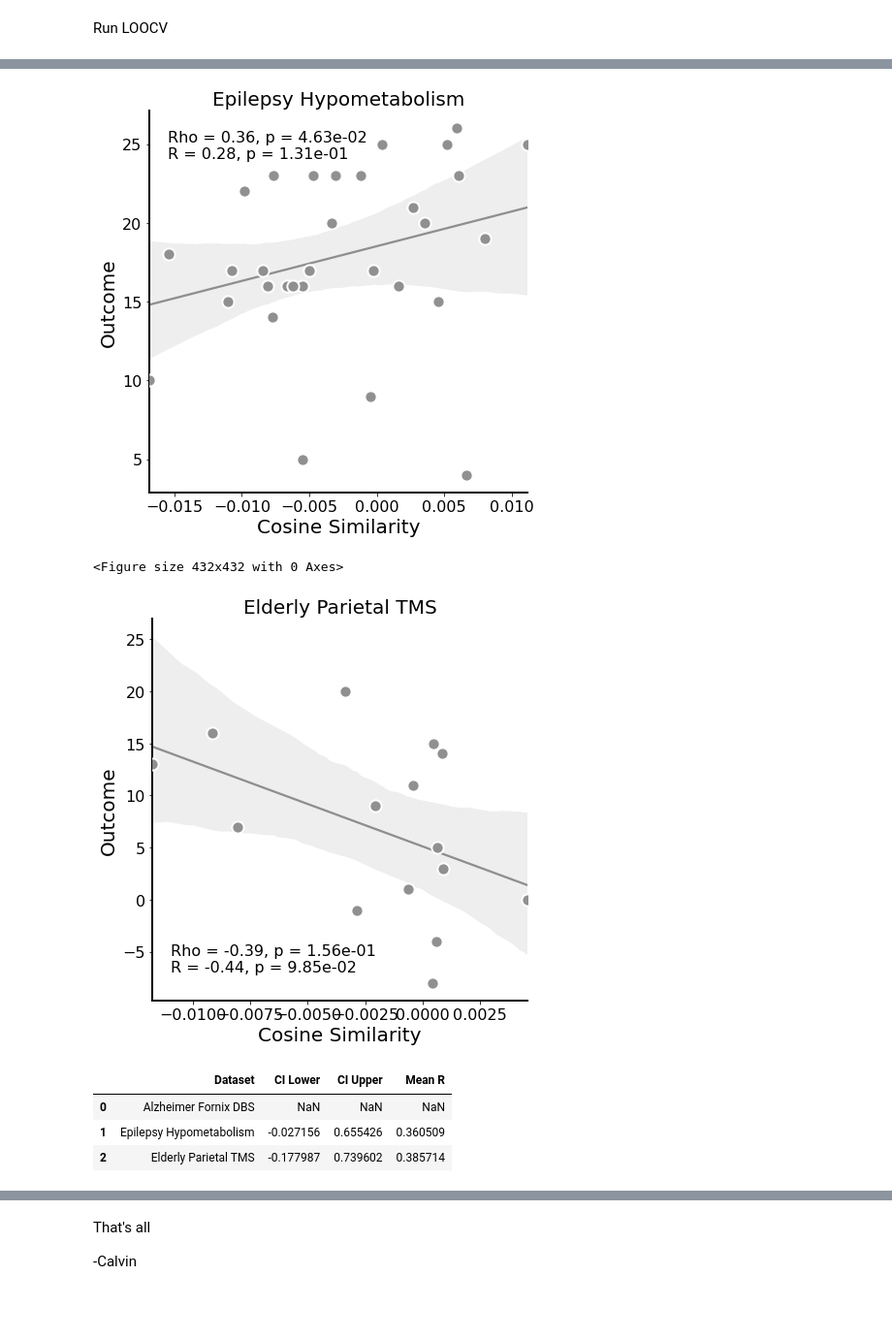
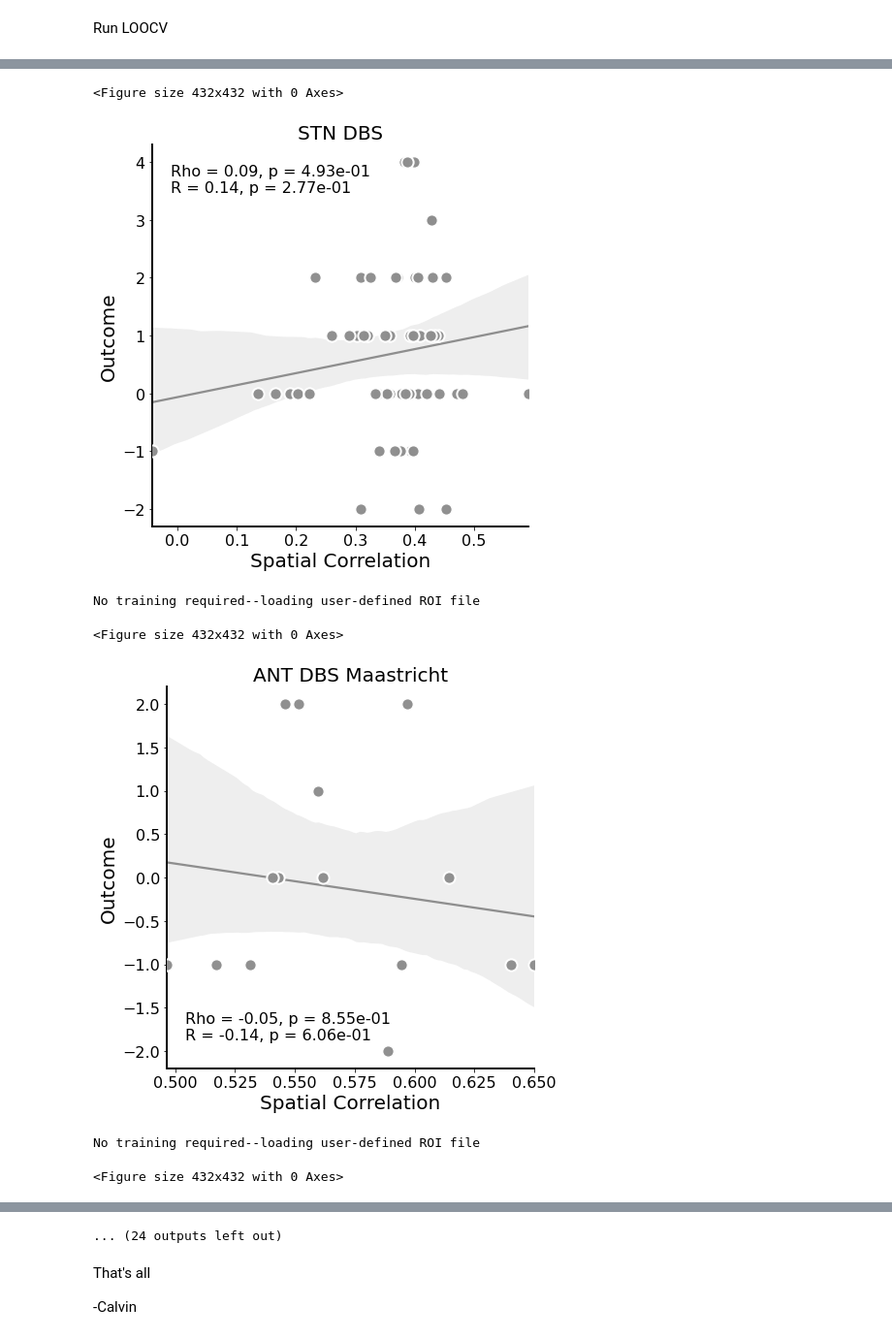
Before and after one commit to Calvinwhow/calvin_utils_project, a Jupyter notebook: notebooks/neuroimaging_notebooks/convergent_causal_mapping/10_predict_outcomes_with_map.ipynb, the cells around one changed output, grey strips where cells are left out. Shown at 97% size. Cells and saved outputs as stored; diff of their text form; code cells hidden in the pictures; blank space fills up the shorter version.

```diff
--- a/notebooks/neuroimaging_notebooks/convergent_causal_mapping/10_predict_outcomes_with_map.ipynb
+++ b/notebooks/neuroimaging_notebooks/convergent_causal_mapping/10_predict_outcomes_with_map.ipynb
@@ -5,4 +5,4 @@ out_dir = '/Users/cu135/Partners HealthCare Dropbox/Calvin Howard/studies/ccm_me
 # %% [markdown]
 Enter the path to the dictionary generated by Notebook 01
 # %%
-dict_path = '/Users/cu135/Partners HealthCare Dropbox/Calvin Howard/studies/ccm_memory/results/notebook_10/unseen_data.json'
+dict_path = '/Users/cu135/Partners HealthCare Dropbox/Calvin Howard/studies/ccm_memory/results/notebook_01/redo2/conn/tmp/dataset_dict_prune.json'
@@ -32,23 +68,18 @@ datasets_to_flip = [] #'fornix_memory', 'adni_Alzheimer', 'corbetta_memory', 'gr
 # %% [markdown]
 Generate the Convergent Maps and Save the Individual Correlation Maps
 # %%
-from calvin_utils.ccm_utils.ccm_utils import LOOCVAnalyzer
+from calvin_utils.ccm_utils.convergent_loocv import LOOCVAnalyzer
 loocv_analyzer = LOOCVAnalyzer(corr_map_dict, data_loader,
-                               similarity='cosine',
-                               optimizer=False,
-                               method=correlation, n_bootstrap=1000,
+                               similarity='spatial_correl',
+                               method=correlation,
                                out_dir=out_dir,
-                               weight=False,
                                mask_path='/Users/cu135/hires_backdrops/MNI/MNI152_T1_2mm_brain_mask.nii',
-                               roi_path='/Users/cu135/Partners HealthCare Dropbox/Calvin Howard/studies/ccm_memory/results/notebook_07/best_maps/weighted_average_flipped_lesions/convergence_maps/weighed/all_datasets_agreement_map.nii',
-                               datasets_to_flip=datasets_to_flip,
-                               align_all_maps=True
+                               roi_path='/Users/cu135/Partners HealthCare Dropbox/Calvin Howard/studies/ccm_memory/results/notebook_07/best_maps/weighted_average/all_datasets_weighted_avg_r_map.nii.gz',
                                )
 # %% [output]
 Removing NaNS from self.coor_map_dict.
 # %% [markdown]
 Run LOOCV
 # %%
-loocv_analyzer.run(False)
-display(loocv_analyzer.results_df)
+loocv_analyzer.run()
 # %% [output]
@@ -58,7 +90,7 @@ display(loocv_analyzer.results_df)
+<Figure size 432x432 with 0 Axes>
-[figure, old version]
+[figure, new version]
-<Figure size 432x432 with 0 Axes>
+No training required--loading user-defined ROI file
+<Figure size 432x432 with 0 Axes>
-[figure, old version]
+[figure, new version]
-|  | Dataset | CI Lower | CI Upper | Mean R |
-| 0 | Alzheimer Fornix DBS | NaN | NaN | NaN |
-| 1 | Epilepsy Hypometabolism | -0.027156 | 0.655426 | 0.360509 |
-| 2 | Elderly Parietal TMS | -0.177987 | 0.739602 | 0.385714 |
+No training required--loading user-defined ROI file
+<Figure size 432x432 with 0 Axes>
@@ -65,3 +98,4 @@ display(loocv_analyzer.results_df)
+... (24 outputs left out)
 # %% [markdown]
 That's all
 
```
Also changed, not shown: parts of 4 cells of this notebook, 27 other files.
